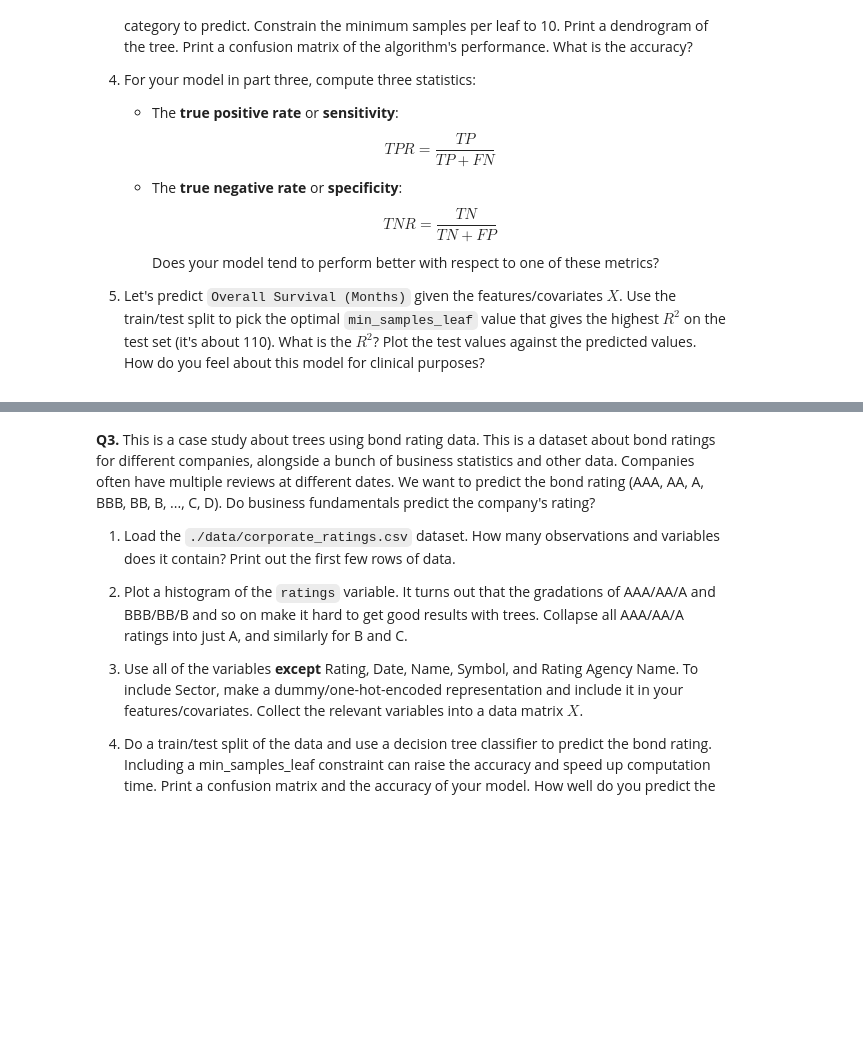
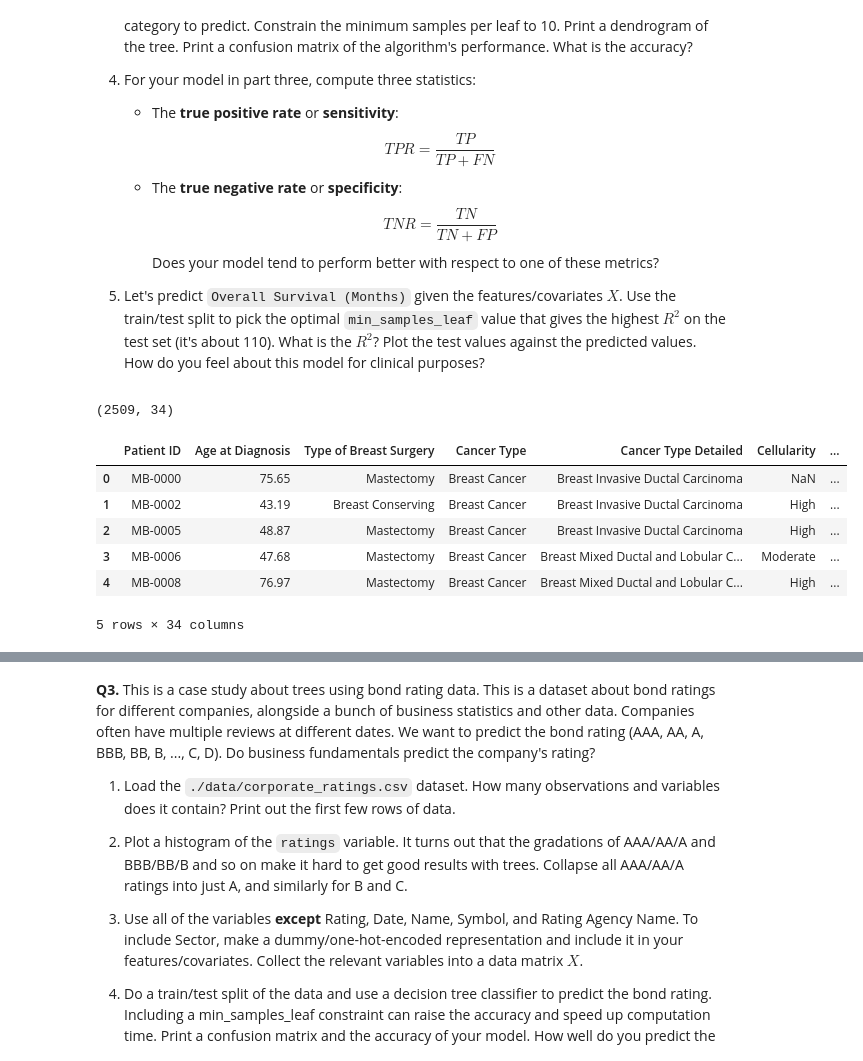
Before and after one commit to ap-vp/trees_assignment, a Jupyter notebook: assignment.ipynb, the cells around one changed output, grey strips where cells are left out. Cells and saved outputs as stored; diff of their text form; code cells hidden in the pictures; blank space fills up the shorter version.

```diff
--- a/assignment.ipynb
+++ b/assignment.ipynb
@@ -60,3 +60,25 @@ They can have high variance. We can constrain overfitting by limiting tree depth
     Does your model tend to perform better with respect to one of these metrics?
 
 5. Let's predict `Overall Survival (Months)` given the features/covariates $X$. Use the train/test split to pick the optimal `min_samples_leaf` value that gives the highest $R^2$ on the test set (it's about 110). What is the $R^2$? Plot the test values against the predicted values. How do you feel about this model for clinical purposes?
+# %%
+import pandas as pd
+import numpy as np
+import matplotlib.pyplot as plt
+import seaborn as sns
+
+bc = pd.read_csv('/content/Breast Cancer METABRIC.csv')
+bc.head()
+
+#pt 1
+print(bc.shape)
+bc.head()
+#there are 2509 observations and 34 variables
+# %% [output]
+(2509, 34)
+|  | Patient ID | Age at Diagnosis | Type of Breast Surgery | Cancer Type | Cancer Type Detailed | Cellularity | ... |
+| 0 | MB-0000 | 75.65 | Mastectomy | Breast Cancer | Breast Invasive Ductal Carcinoma | NaN | ... |
+| 1 | MB-0002 | 43.19 | Breast Conserving | Breast Cancer | Breast Invasive Ductal Carcinoma | High | ... |
+| 2 | MB-0005 | 48.87 | Mastectomy | Breast Cancer | Breast Invasive Ductal Carcinoma | High | ... |
+| 3 | MB-0006 | 47.68 | Mastectomy | Breast Cancer | Breast Mixed Ductal and Lobular C... | Moderate | ... |
+| 4 | MB-0008 | 76.97 | Mastectomy | Breast Cancer | Breast Mixed Ductal and Lobular C... | High | ... |
+5 rows × 34 columns
```
Also changed, not shown: parts of 4 cells of this notebook.
